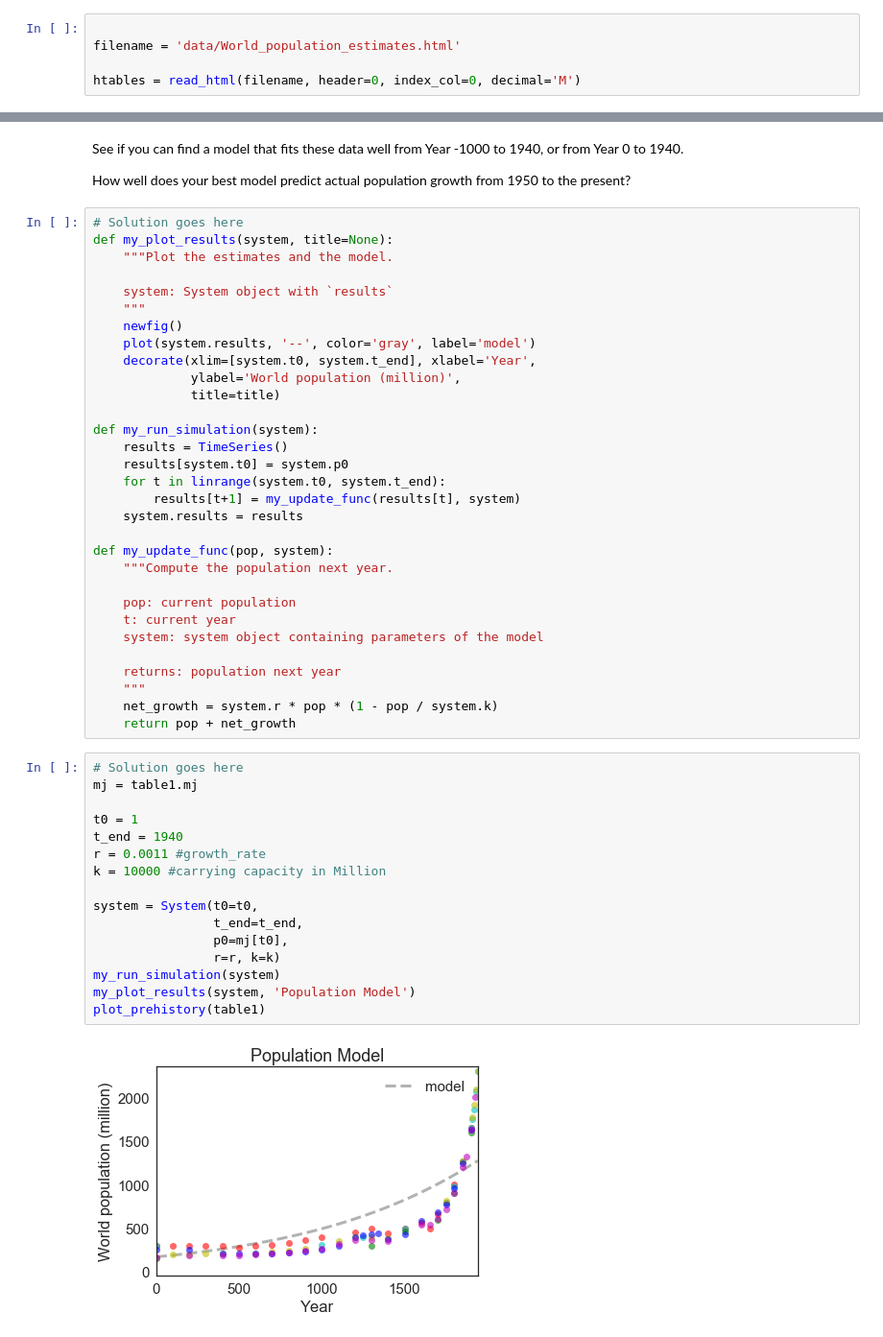
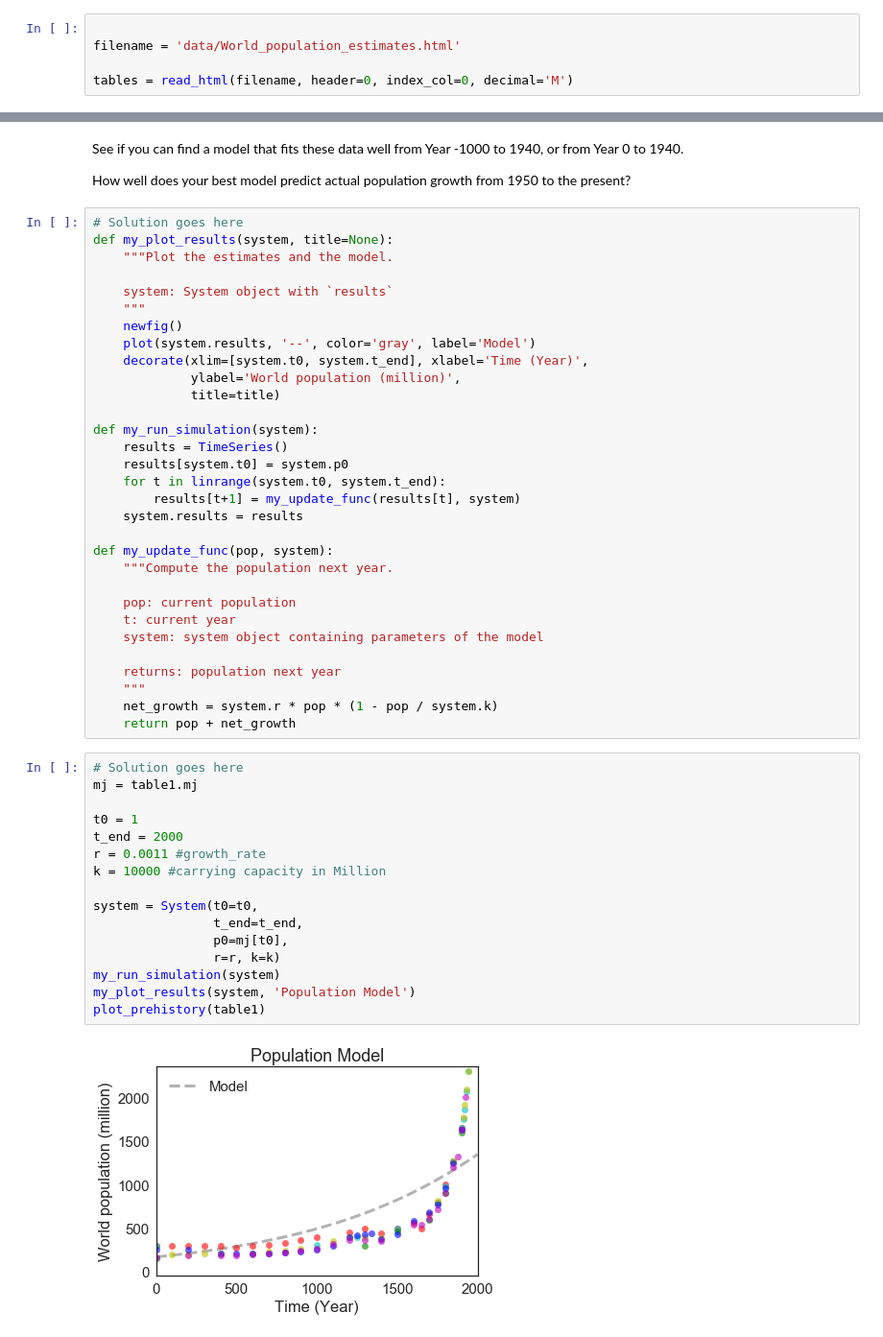
Before and after one commit to minhkhang1795/ModSimPy, a Jupyter notebook: code/chap03mine.ipynb, the cells around one changed output, grey strips where cells are left out. Shown: that part at 96% size. Saved outputs shown, nothing was run; the diff lists cells and outputs as text.

```diff
--- a/code/chap03mine.ipynb
+++ b/code/chap03mine.ipynb
@@ -33,4 +33,4 @@ The data directory contains a downloaded copy of https://en.wikipedia.org/wiki/W
 
 filename = 'data/World_population_estimates.html'
 
-htables = read_html(filename, header=0, index_col=0, decimal='M')
+tables = read_html(filename, header=0, index_col=0, decimal='M')
@@ -894,8 +883,8 @@ def my_plot_results(system, title=None):
     system: System object with `results`
     """
     newfig()
-    plot(system.results, '--', color='gray', label='model')
-    decorate(xlim=[system.t0, system.t_end], xlabel='Year',
+    plot(system.results, '--', color='gray', label='Model')
+    decorate(xlim=[system.t0, system.t_end], xlabel='Time (Year)',
              ylabel='World population (million)',
              title=title)
 
@@ -920,20 +909,20 @@ def my_update_func(pop, system):
 # %%
 # Solution goes here
 mj = table1.mj
 
 t0 = 1
-t_end = 1940
+t_end = 2000
 r = 0.0011 #growth_rate
 k = 10000 #carrying capacity in Million
 
 system = System(t0=t0,
                 t_end=t_end,
                 p0=mj[t0],
                 r=r, k=k)
 my_run_simulation(system)
 my_plot_results(system, 'Population Model')
 plot_prehistory(table1)
 # %% [output]
-[figure, old version]
+[figure, new version]
 # %%
 # Solution goes here
```
Also changed, not shown: parts of 8 cells of this notebook, 5 other files.
